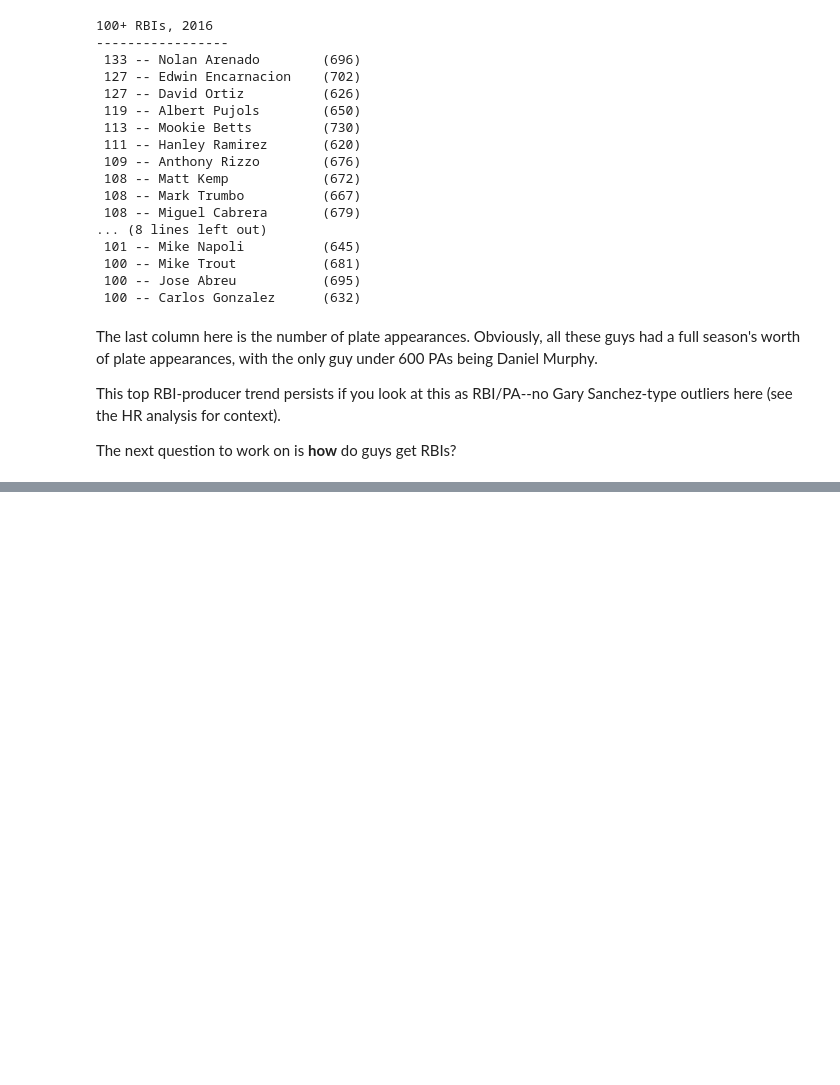
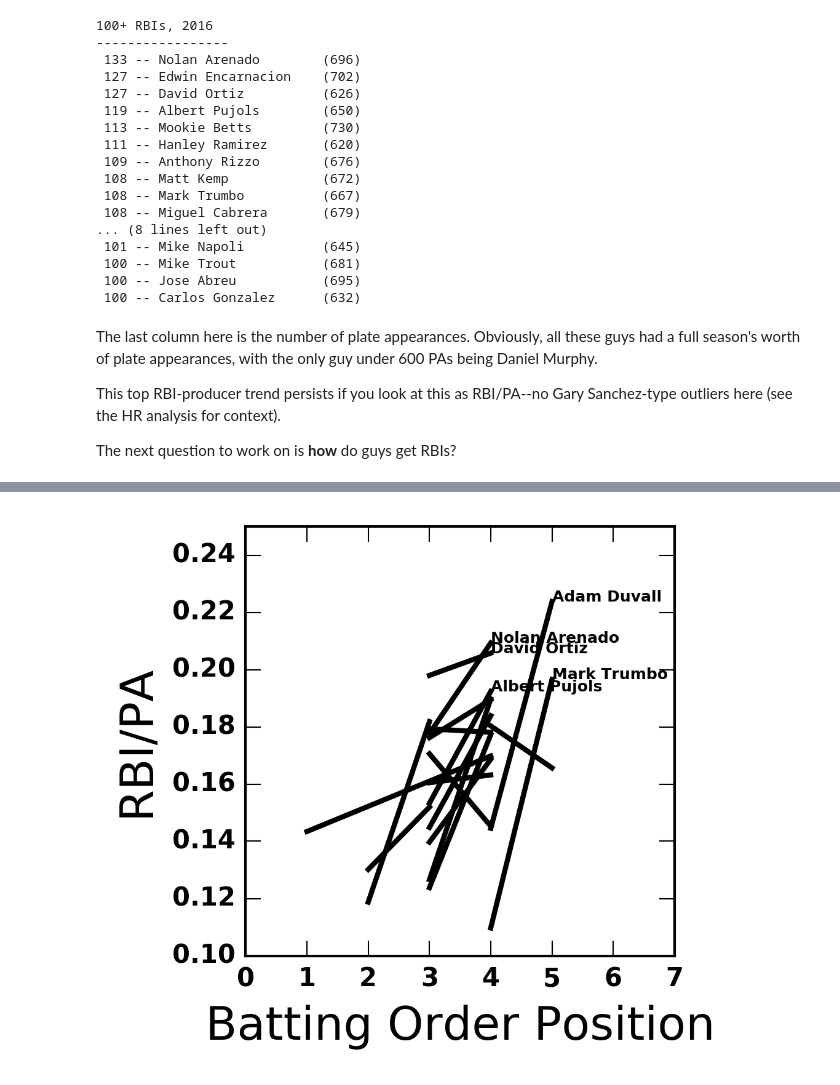
Before and after one commit to fantasy-toolz/2017-MLB-Analysis, a Jupyter notebook: batting_notebooks/RBI-Analysis.ipynb, the cells around one changed output, grey strips where cells are left out. Drawn from its saved outputs; the diff is of its cells as text; code cells hidden in the pictures; blank space fills up the shorter version.

```diff
--- a/batting_notebooks/RBI-Analysis.ipynb
+++ b/batting_notebooks/RBI-Analysis.ipynb
@@ -167,0 +201,38 @@ If 'description' has 'scores' in it, RBIs were recorded. Do an anatomy of the RB
+# %%
+total_list = np.array([First2016,Second2016,Third2016,Fourth2016,Fifth2016,Sixth2016,Seventh2016,Eighth2016,Ninth2016])
+
+fig = plt.figure(figsize=(3,3))
+
+# search the dictionaries for players
+pnames = names[(-1.*rbis).argsort()[0:22]]
+
+for playername in pnames:
+
+    order = []
+    rbipa = []
+
+    for indx,val in enumerate(total_list):
+
+        if playername in val['Name']:
+            playerval = np.where(playername==val['Name'])[0]
+
+            order.append(indx+1)
+            rbipa.append(float(val['RBI'][playerval]/val['PA'][playerval]))
+
+            # uncomment this for the raw names and numbers.
+            #print('{0:>20s} batted {1:1d}, with {2:3d} RBIs in {3:3d} plate appearances ({4:4.3f}%).'\
+            #.format(playername,indx+1,int(val['RBI'][playerval]),\
+            #        int(val['PA'][playerval]),float(val['RBI'][playerval]/val['PA'][playerval])))
+
+    try:
+        plt.plot(order,rbipa,color='black')
+        if rbipa[-1] > 0.19:
+            plt.text(order[-1],rbipa[-1],playername,size=6)
+    except:
+        pass
+
+plt.axis([0.,7.,0.1,0.25])
+_ = plt.xlabel('Batting Order Position',size=18)
+_ = plt.ylabel('RBI/PA',size=18)
+# %% [output]
+[figure, added]
```
Also changed, not shown: parts of 5 cells of this notebook.
